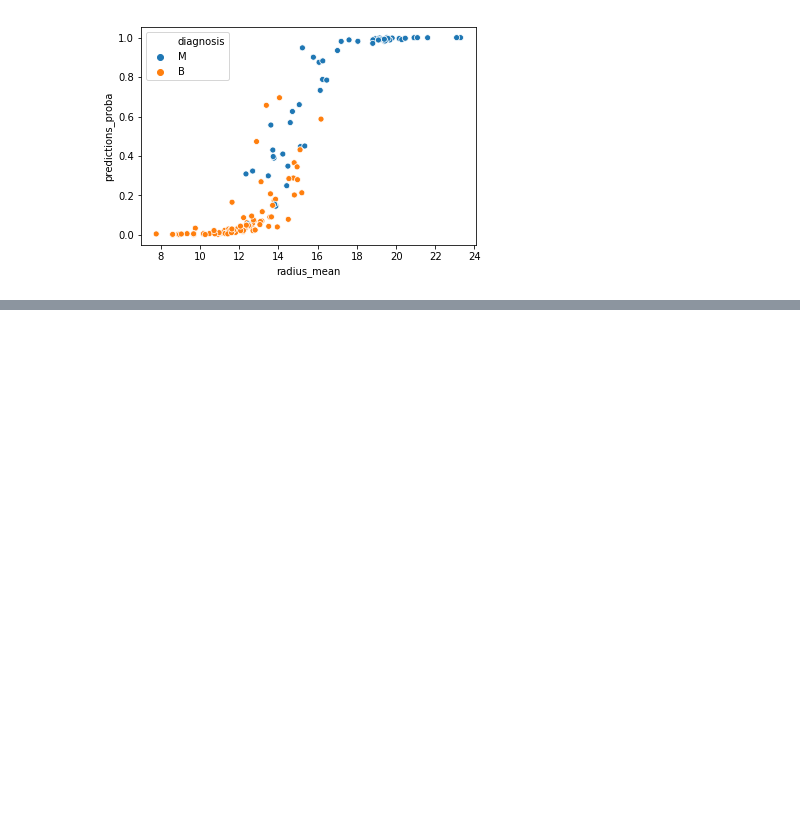
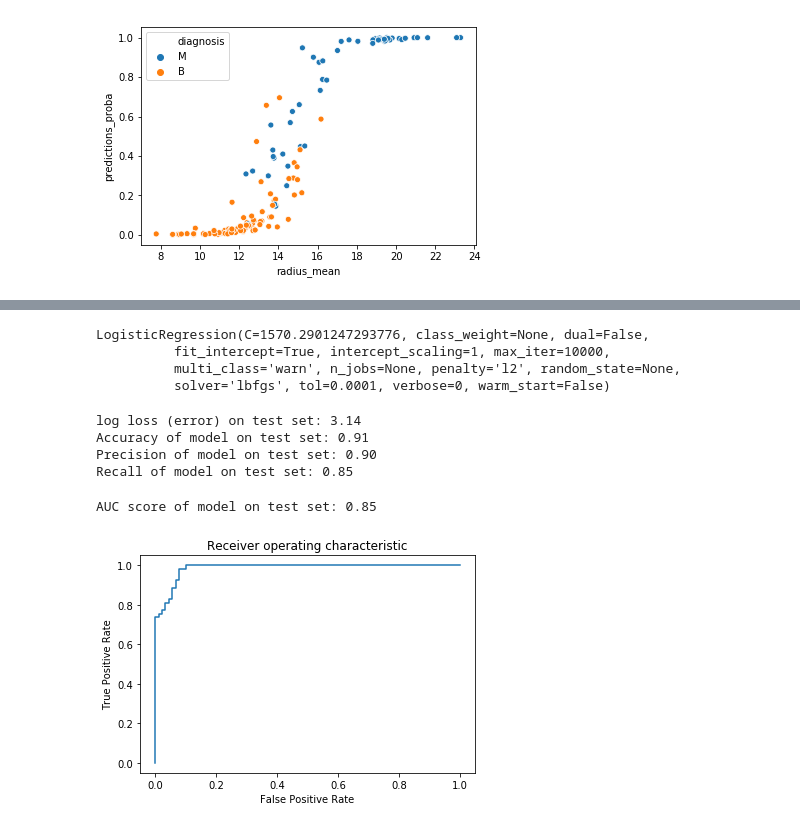
Before and after one commit to lisafeets/machine-learning-workshop, a Jupyter notebook: lab_4_predicting_breast_cancer_with_machine_learning_ver13.ipynb, the cells around one changed output, grey strips where cells are left out. Cells and saved outputs as stored; diff of their text form; code cells hidden in the pictures; blank space fills up the shorter version.

```diff
--- a/lab_4_predicting_breast_cancer_with_machine_learning_ver12.ipynb
+++ b/lab_4_predicting_breast_cancer_with_machine_learning_ver13.ipynb
@@ -76,7 +82,7 @@ In the following section we'll recreate the AUC - ROC plot on the test dataset.
 # create auc - roc curve
 from sklearn import metrics
 
-def create_roc_curve(test_df, logreg):
+def create_roc_curve(test, logreg):
     test_predict_proba = logreg.predict_proba(test[features])[:, 1]
     fpr, tpr, thresholds = metrics.roc_curve(y_true=np.array(test_true), y_score=test_predict_proba, pos_label=1)
     plt.plot(fpr, tpr)
@@ -110,6 +113,0 @@ try out a few different values for C, can you make accuracy go up and error go d
-# %%
-#regularization
-logreg2 = LogisticRegression(solver='lbfgs', penalty="l2", C=10000000000, max_iter=10000)
-logreg2.fit(train[features], train['diagnosis_code'])
-test['predictions_proba_2'] = logreg2.predict_proba(test[features])[:,1]
-sns.scatterplot(x="radius_mean", y="predictions_proba_2", hue = "diagnosis", data=test)
@@ -126,2 +136,25 @@ Accuracy of regularized logistic regression classifier on test set: 0.92
+# %%
+# create and fit new model, please fill in missing arguments
+logregV2 = LogisticRegression(solver='lbfgs', max_iter=10000, C=1570.2901247293776)
+logregV2.fit(train[features], train['diagnosis_code'])
+# %% [output]
+LogisticRegression(C=1570.2901247293776, class_weight=None, dual=False,
+          fit_intercept=True, intercept_scaling=1, max_iter=10000,
+          multi_class='warn', n_jobs=None, penalty='l2', random_state=None,
+          solver='lbfgs', tol=0.0001, verbose=0, warm_start=False)
+# %%
+# evaluate model, fill in missing arguments
+model_metrics(test, logregV2, features)
+# %% [output]
+log loss (error) on test set: 3.14
+Accuracy of model on test set: 0.91
+Precision of model on test set: 0.90
+Recall of model on test set: 0.85
+# %%
+# create auc plot, fill in missing arguments
+create_roc_curve(test, logregV2)
+# %% [output]
+AUC score of model on test set: 0.85
+[figure, added]
 # %%
 #bias v variance
```
Also changed, not shown: parts of 7 cells of this notebook.
